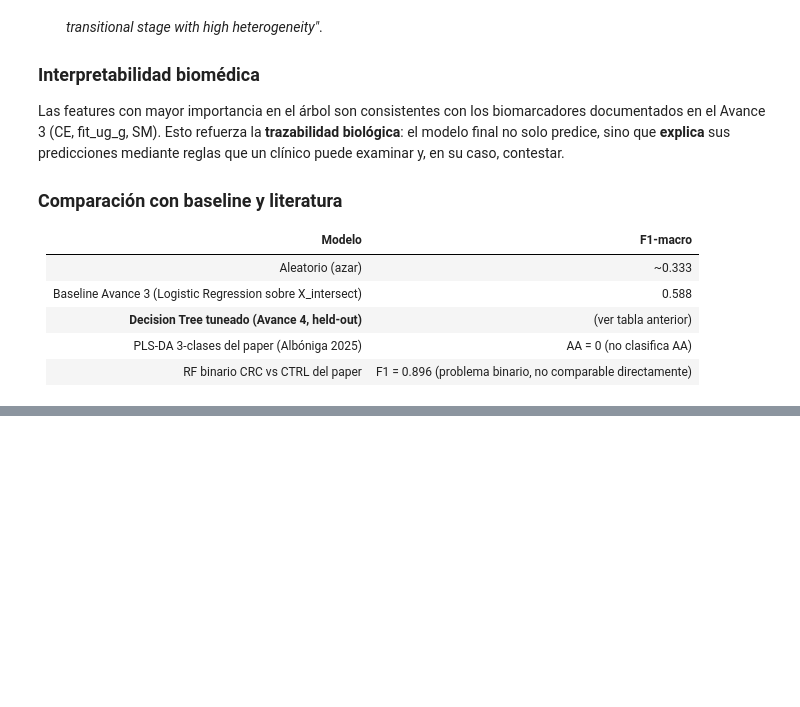
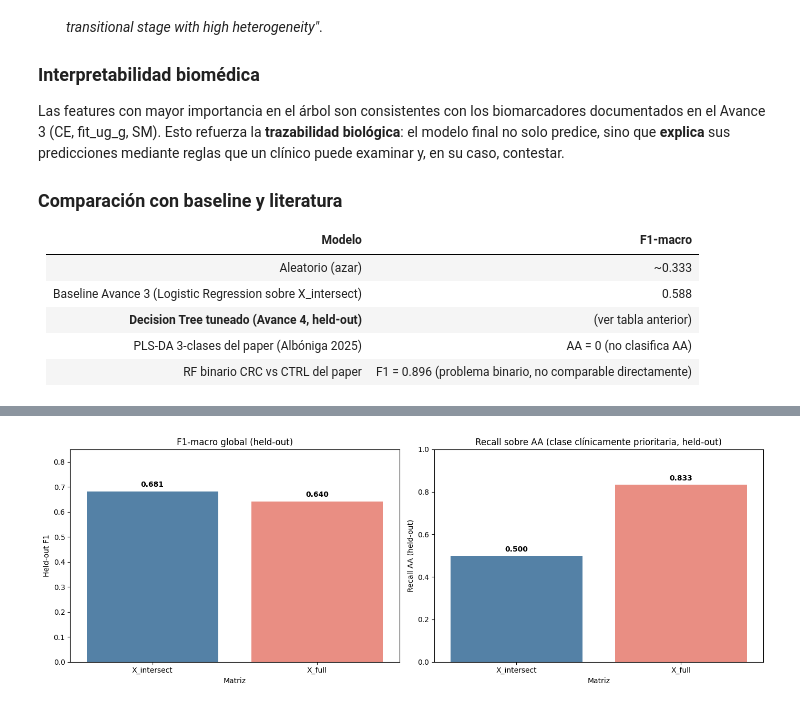
Before and after one commit to A01795919/proyecto_integrador_equipo-22, a Jupyter notebook: notebooks/Avance4_Equipo22.ipynb, the cells around one changed output, grey strips where cells are left out. Drawn from its saved outputs; the diff is of its cells as text; code cells hidden in the pictures; blank space fills up the shorter version.

```diff
--- a/notebooks/Avance4_Equipo22.ipynb
+++ b/notebooks/Avance4_Equipo22.ipynb
@@ -741,0 +889,34 @@ Las features con mayor importancia en el árbol son consistentes con los biomarc
+# %%
+# ============================================================
+# Visualización del trade-off F1 global vs Recall AA
+# ============================================================
+fig, axes = plt.subplots(1, 2, figsize=(14, 5))
+
+# F1 held-out
+sns.barplot(
+    data=comparison_xfull,
+    x='Matriz', y='Held-out F1',
+    palette=['steelblue','salmon'],
+    ax=axes[0]
+)
+axes[0].set_title('F1-macro global (held-out)')
+axes[0].set_ylim(0, 0.85)
+for i, v in enumerate(comparison_xfull['Held-out F1']):
+    axes[0].text(i, v + 0.02, f'{v:.3f}', ha='center', fontweight='bold')
+
+# Recall AA held-out
+sns.barplot(
+    data=comparison_xfull,
+    x='Matriz', y='Recall AA (held-out)',
+    palette=['steelblue','salmon'],
+    ax=axes[1]
+)
+axes[1].set_title('Recall sobre AA (clase clínicamente prioritaria, held-out)')
+axes[1].set_ylim(0, 1.0)
+for i, v in enumerate(comparison_xfull['Recall AA (held-out)']):
+    axes[1].text(i, v + 0.02, f'{v:.3f}', ha='center', fontweight='bold')
+
+plt.tight_layout()
+plt.show()
+# %% [output]
+[figure, added]
```
Also changed, not shown: parts of 9 cells of this notebook.
